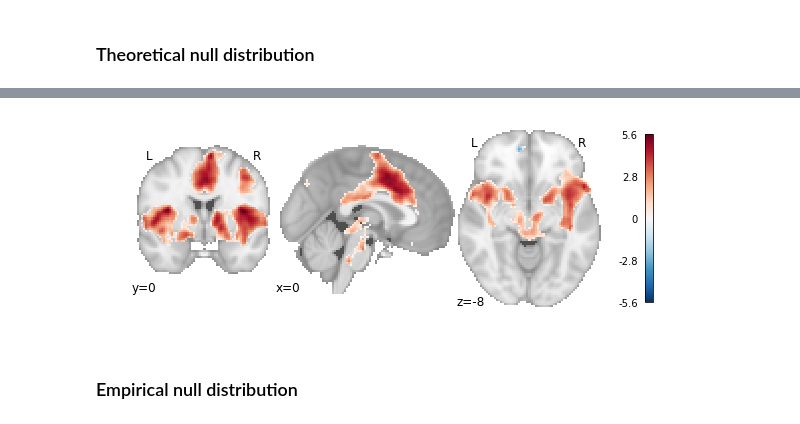
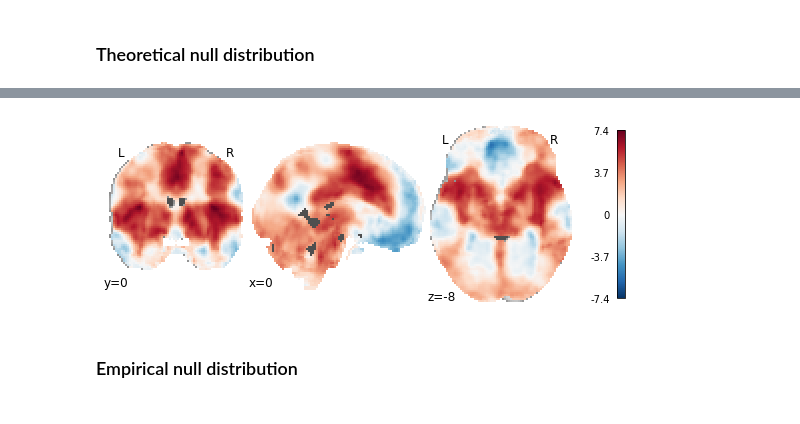
Before and after one commit to neurostuff/NiMARE, a Jupyter notebook: examples/nidm_pain_meta-analyses.ipynb, the cells around one changed output, grey strips where cells are left out. Saved outputs shown, nothing was run; the diff lists cells and outputs as text; code cells hidden in the pictures.

```diff
--- a/examples/nidm_pain_meta-analyses.ipynb
+++ b/examples/nidm_pain_meta-analyses.ipynb
@@ -125,8 +97,8 @@ Wall time: 1.24 s
 ### Random-effects inference with theoretical null distribution
 # %%
 %%time
-result = stouffers(z_data, mask_img, inference='rfx',
-                   null='theoretical', n_iters=None)
-plot_stat_map(result.images['z'], cut_coords=[0, 0, -8],
+meta = Stouffers(inference='rfx', null='theoretical', n_iters=None)
+meta.fit(dset)
+plot_stat_map(meta.results.get_map('z'), cut_coords=[0, 0, -8],
               draw_cross=False, cmap='RdBu_r')
 # %% [output]
@@ -137,8 +110,8 @@ Wall time: 1.37 s
 ### Random-effects inference with empirical null distribution
 # %%
 %%time
-result = stouffers(z_data, mask_img, inference='rfx',
-                   null='empirical', n_iters=1000)
-plot_stat_map(result.images['z'], cut_coords=[0, 0, -8],
+meta = Stouffers(inference='rfx', null='empirical', n_iters=1000)
+meta.fit(dset)
+plot_stat_map(meta.results.get_map('z'), cut_coords=[0, 0, -8],
               draw_cross=False, cmap='RdBu_r')
 # %% [output]
@@ -159,7 +123,8 @@ print('{0} studies found.'.format(z_data.shape[0]))
 ## Weighted Stouffer's
 # %%
 %%time
-result = weighted_stouffers(z_data, sample_sizes, mask_img)
-plot_stat_map(result.images['z'], cut_coords=[0, 0, -8],
+meta = WeightedStouffers()
+meta.fit(dset)
+plot_stat_map(meta.results.get_map('z'), cut_coords=[0, 0, -8],
               draw_cross=False, cmap='RdBu_r')
 # %% [output]
@@ -182,7 +136,8 @@ print('{0} studies found.'.format(con_data.shape[0]))
 ## FFX GLM
 # %%
 %%time
-result = ffx_glm(con_data, se_data, sample_sizes, mask_img)
-plot_stat_map(result.images['z'], cut_coords=[0, 0, -8],
-              threshold=1.65, draw_cross=False, cmap='RdBu_r')
+meta = FFX_GLM()
+meta.fit(dset)
+plot_stat_map(meta.results.get_map('z'), cut_coords=[0, 0, -8],
+              draw_cross=False, cmap='RdBu_r')
 # %% [output]
@@ -221,7 +166,8 @@ print('{0} studies found.'.format(con_data.shape[0]))
 ### Theoretical null distribution
 # %%
 %%time
-result = rfx_glm(con_data, mask_img, null='theoretical', n_iters=None)
-plot_stat_map(result.images['z'], cut_coords=[0, 0, -8],
+meta = RFX_GLM(null='theoretical', n_iters=None)
+meta.fit(dset)
+plot_stat_map(meta.results.get_map('z'), cut_coords=[0, 0, -8],
               draw_cross=False, cmap='RdBu_r')
 # %% [output]
@@ -230,4 +176,4 @@ Wall time: 1.3 s
-[figure, old version]
+[figure, new version]
 # %% [markdown]
 ### Empirical null distribution
 # %%
```
Also changed, not shown: parts of 31 cells of this notebook, 4 other files.
